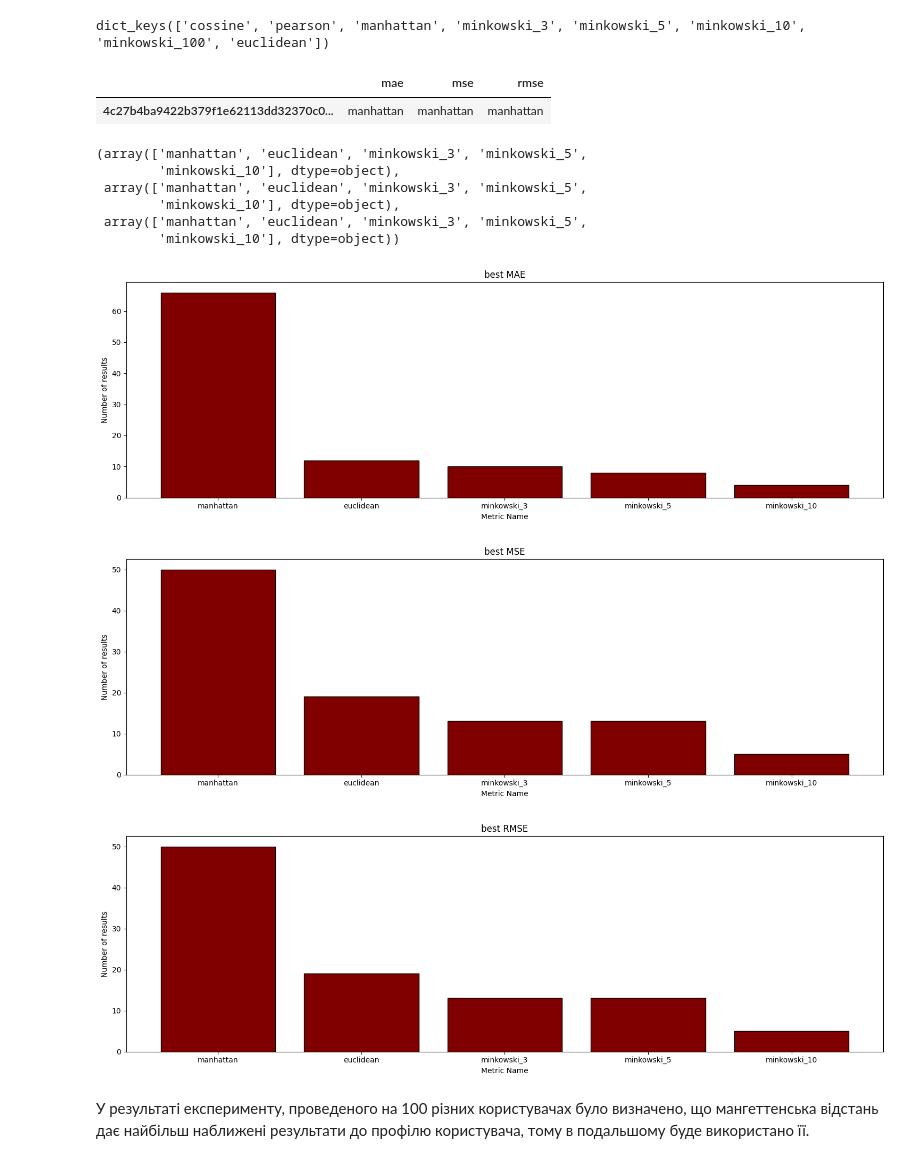
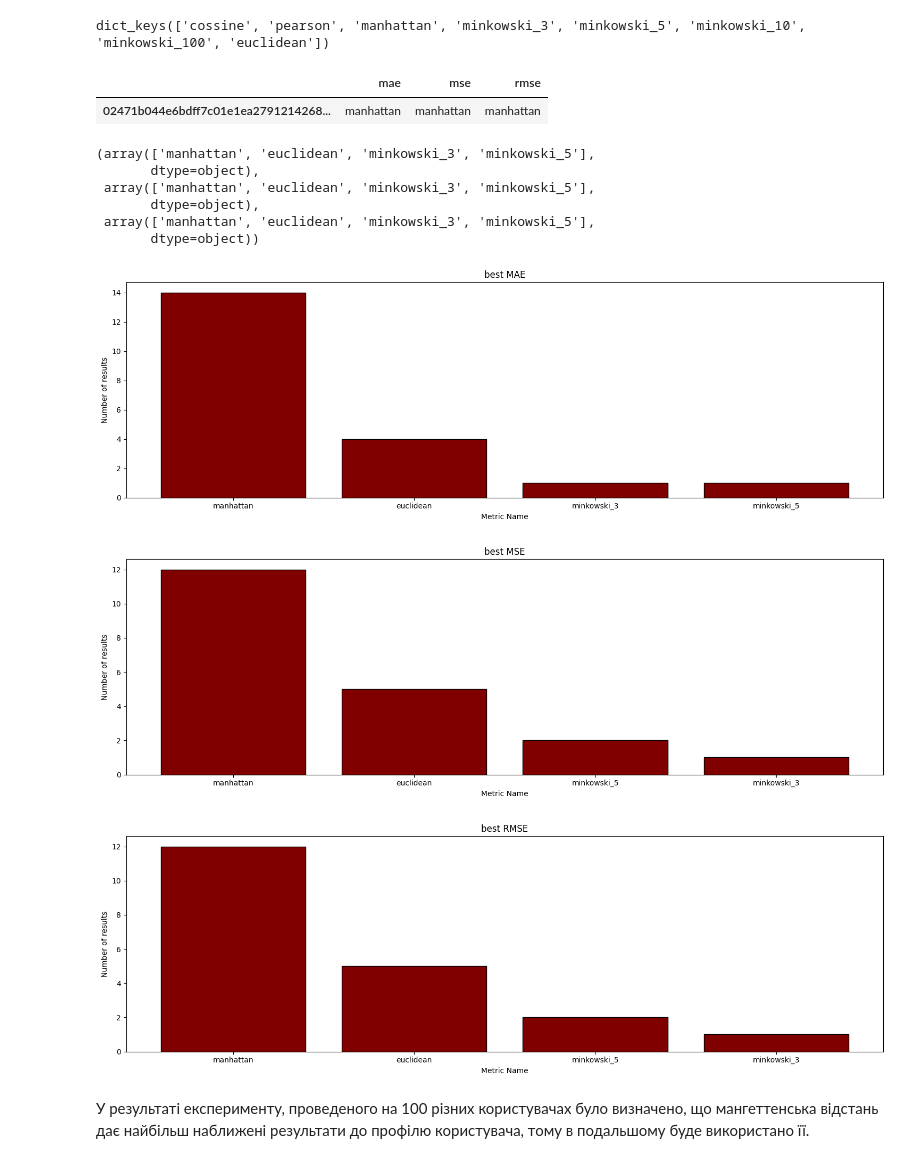
Before and after one commit to siishsusu/CourseWork, a Jupyter notebook: notebooks/content-based/8. CONTENT-BASEDFILTER best metric experiment.ipynb, the cells around one changed output. Drawn from its saved outputs; the diff is of its cells as text; code cells hidden in the pictures.

Commit message:
notebooks:: changed notebook with comparison of metrics

```diff
--- a/notebooks/content-based/8. CONTENT-BASEDFILTER best metric experiment.ipynb
+++ b/notebooks/content-based/8. CONTENT-BASEDFILTER best metric experiment.ipynb
@@ -186,7 +186,7 @@ def get_different_recommendations(user_profile, tracks_df, features, metrics):
 # %%
 unique_users = df_profiles.index.values
 np.random.shuffle(unique_users)
-unique_users = unique_users[:100]
+unique_users = unique_users[:20]
 # %%
 recommendations = {}
 for user in unique_users:
@@ -264,45 +275,45 @@ min_metrics_df = pd.DataFrame.from_dict(min_metrics, orient='index')
 min_metrics_df.sample()
 # %% [output]
 |  | mae | mse | rmse |
-| 4c27b4ba9422b379f1e62113dd32370c0... | manhattan | manhattan | manhattan |
+| 02471b044e6bdff7c01e1ea2791214268... | manhattan | manhattan | manhattan |
 # %%
 min_metrics_df['mae'].unique(), min_metrics_df['mse'].unique(), min_metrics_df['rmse'].unique()
 # %% [output]
-(array(['manhattan', 'euclidean', 'minkowski_3', 'minkowski_5',
-        'minkowski_10'], dtype=object),
- array(['manhattan', 'euclidean', 'minkowski_3', 'minkowski_5',
-        'minkowski_10'], dtype=object),
- array(['manhattan', 'euclidean', 'minkowski_3', 'minkowski_5',
-        'minkowski_10'], dtype=object))
+(array(['manhattan', 'euclidean', 'minkowski_3', 'minkowski_5'],
+       dtype=object),
+ array(['manhattan', 'euclidean', 'minkowski_3', 'minkowski_5'],
+       dtype=object),
+ array(['manhattan', 'euclidean', 'minkowski_3', 'minkowski_5'],
+       dtype=object))
 # %%
 plt.figure(figsize=(15, 5))
-plt.bar(x=min_metrics_df['mae'].unique(), height=min_metrics_df['mae'].value_counts(), color='maroon', edgecolor='black')
+plt.bar(x=min_metrics_df['mae'].value_counts().index.tolist(), height=min_metrics_df['mae'].value_counts(), color='maroon', edgecolor='black')
 plt.title('best MAE')
 plt.xlabel('Metric Name')
 plt.ylabel('Number of results')
 plt.tight_layout()
 plt.show()
 # %% [output]
-[figure, old version]
+[figure, new version]
 # %%
 plt.figure(figsize=(15, 5))
-plt.bar(x=min_metrics_df['mse'].unique(), height=min_metrics_df['mse'].value_counts(), color='maroon', edgecolor='black')
+plt.bar(x=min_metrics_df['mse'].value_counts().index.tolist(), height=min_metrics_df['mse'].value_counts(), color='maroon', edgecolor='black')
 plt.title('best MSE')
 plt.xlabel('Metric Name')
 plt.ylabel('Number of results')
 plt.tight_layout()
 plt.show()
 # %% [output]
-[figure, old version]
+[figure, new version]
 # %%
 plt.figure(figsize=(15, 5))
-plt.bar(x=min_metrics_df['rmse'].unique(), height=min_metrics_df['rmse'].value_counts(), color='maroon', edgecolor='black')
+plt.bar(x=min_metrics_df['rmse'].value_counts().index.tolist(), height=min_metrics_df['rmse'].value_counts(), color='maroon', edgecolor='black')
 plt.title('best RMSE')
 plt.xlabel('Metric Name')
 plt.ylabel('Number of results')
 plt.tight_layout()
 plt.show()
 # %% [output]
-[figure, old version]
+[figure, new version]
 # %% [markdown]
 У результаті експерименту, проведеного на 100 різних користувачах було визначено, що мангеттенська відстань дає найбільш наближені результати до профілю користувача, тому в подальшому буде використано її.
```
Also changed, not shown: parts of 9 cells of this notebook.
